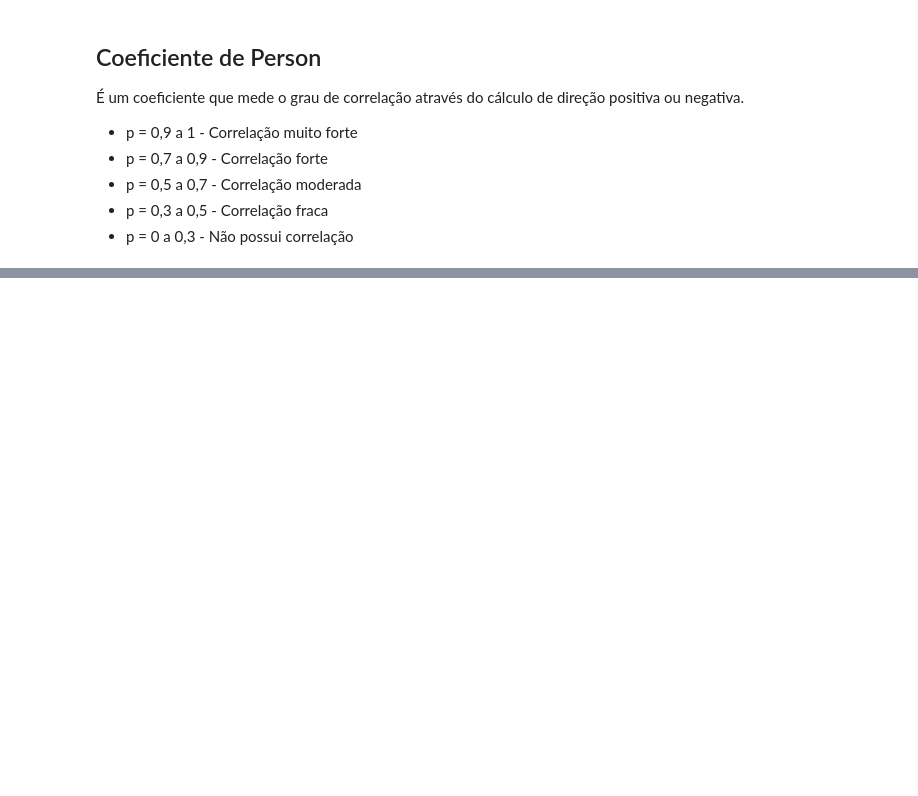
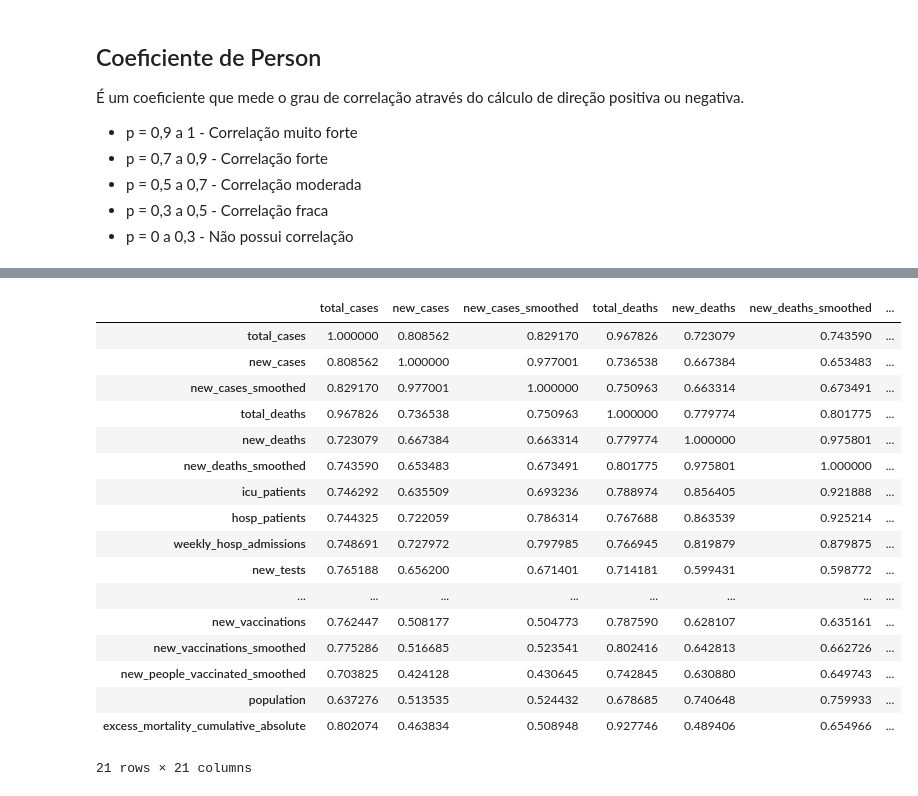
Before and after one commit to joanlima94/TCC-Unicamp, a Jupyter notebook: Notebook-Tcc.ipynb, the cells around one changed output, grey strips where cells are left out. Drawn from its saved outputs; the diff is of its cells as text; code cells hidden in the pictures; blank space fills up the shorter version.

```diff
--- a/Notebook-Tcc.ipynb
+++ b/Notebook-Tcc.ipynb
@@ -50,0 +62,21 @@ correlation.head()
+# %%
+correlation.loc[correlation.total_cases>0.5,correlation.total_cases>0.5]
+# %% [output]
+|  | total_cases | new_cases | new_cases_smoothed | total_deaths | new_deaths | new_deaths_smoothed | ... |
+| total_cases | 1.000000 | 0.808562 | 0.829170 | 0.967826 | 0.723079 | 0.743590 | ... |
+| new_cases | 0.808562 | 1.000000 | 0.977001 | 0.736538 | 0.667384 | 0.653483 | ... |
+| new_cases_smoothed | 0.829170 | 0.977001 | 1.000000 | 0.750963 | 0.663314 | 0.673491 | ... |
+| total_deaths | 0.967826 | 0.736538 | 0.750963 | 1.000000 | 0.779774 | 0.801775 | ... |
+| new_deaths | 0.723079 | 0.667384 | 0.663314 | 0.779774 | 1.000000 | 0.975801 | ... |
+| new_deaths_smoothed | 0.743590 | 0.653483 | 0.673491 | 0.801775 | 0.975801 | 1.000000 | ... |
+| icu_patients | 0.746292 | 0.635509 | 0.693236 | 0.788974 | 0.856405 | 0.921888 | ... |
+| hosp_patients | 0.744325 | 0.722059 | 0.786314 | 0.767688 | 0.863539 | 0.925214 | ... |
+| weekly_hosp_admissions | 0.748691 | 0.727972 | 0.797985 | 0.766945 | 0.819879 | 0.879875 | ... |
+| new_tests | 0.765188 | 0.656200 | 0.671401 | 0.714181 | 0.599431 | 0.598772 | ... |
+| ... | ... | ... | ... | ... | ... | ... | ... |
+| new_vaccinations | 0.762447 | 0.508177 | 0.504773 | 0.787590 | 0.628107 | 0.635161 | ... |
+| new_vaccinations_smoothed | 0.775286 | 0.516685 | 0.523541 | 0.802416 | 0.642813 | 0.662726 | ... |
+| new_people_vaccinated_smoothed | 0.703825 | 0.424128 | 0.430645 | 0.742845 | 0.630880 | 0.649743 | ... |
+| population | 0.637276 | 0.513535 | 0.524432 | 0.678685 | 0.740648 | 0.759933 | ... |
+| excess_mortality_cumulative_absolute | 0.802074 | 0.463834 | 0.508948 | 0.927746 | 0.489406 | 0.654966 | ... |
+21 rows × 21 columns
```
Also changed, not shown: parts of 2 cells of this notebook, 1 other file.
